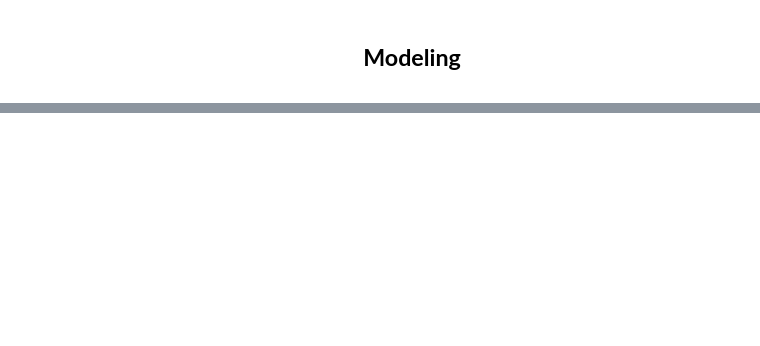
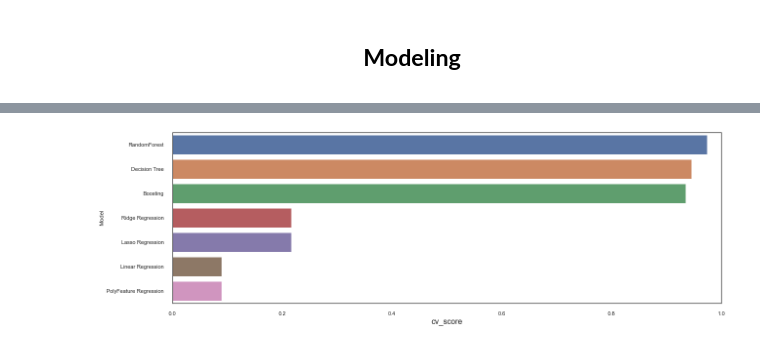
Before and after one commit to tmxkqotnl/project_mini_machine_learning_team_two, a Jupyter notebook: main.ipynb, the cells around one changed output, grey strips where cells are left out. Cells and saved outputs as stored; diff of their text form; code cells hidden in the pictures; blank space fills up the shorter version.

```diff
--- a/main.ipynb
+++ b/main.ipynb
@@ -1219,0 +1314,18 @@ Name: Weekly_Sales, dtype: float64
+# %%
+model = RandomForestRegressor(n_estimators=150, random_state=42,criterion='mse')
+
+model.fit(X_train, y_train)
+
+cv_score = cross_val_score(estimator=model,X=X_train,y=y_train, cv=10)
+
+y_train_pred = model.predict(X_train)
+y_test_pred = model.predict(X_test)
+
+r2_test_score = r2_score(y_test,y_test_pred)
+mse = np.sqrt(mean_squared_error(y_test,y_test_pred))
+
+print("Cross Validation Score : ", cv_score.mean())
+print("r2_score : ", r2_test_score)
+print("MSE : ", mse)
+
+accs.append(('RandomForest',cv_score.mean(),r2_test_score,mse))
@@ -1219,0 +1358,3 @@ Name: Weekly_Sales, dtype: float64
+# %%
+df_result = pd.DataFrame(data=accs,columns=['model','cv_score','r2_score','mse'])
+df_result
@@ -1219,0 +1370,13 @@ Name: Weekly_Sales, dtype: float64
+# %%
+f, axe = plt.subplots(1,1, figsize=(18,6))
+
+df_result.sort_values(by=['cv_score'], ascending=False, inplace=True)
+
+sns.barplot(x='cv_score', y='model', data = df_result, ax = axe)
+#axes[0].set(xlabel='Region', ylabel='Charges')
+axe.set_xlabel('cv_score', size=16)
+axe.set_ylabel('Model')
+axe.set_xlim(0,1.0)
+plt.show()
+# %% [output]
+[figure, added]
```
Also changed, not shown: parts of 39 cells of this notebook.
